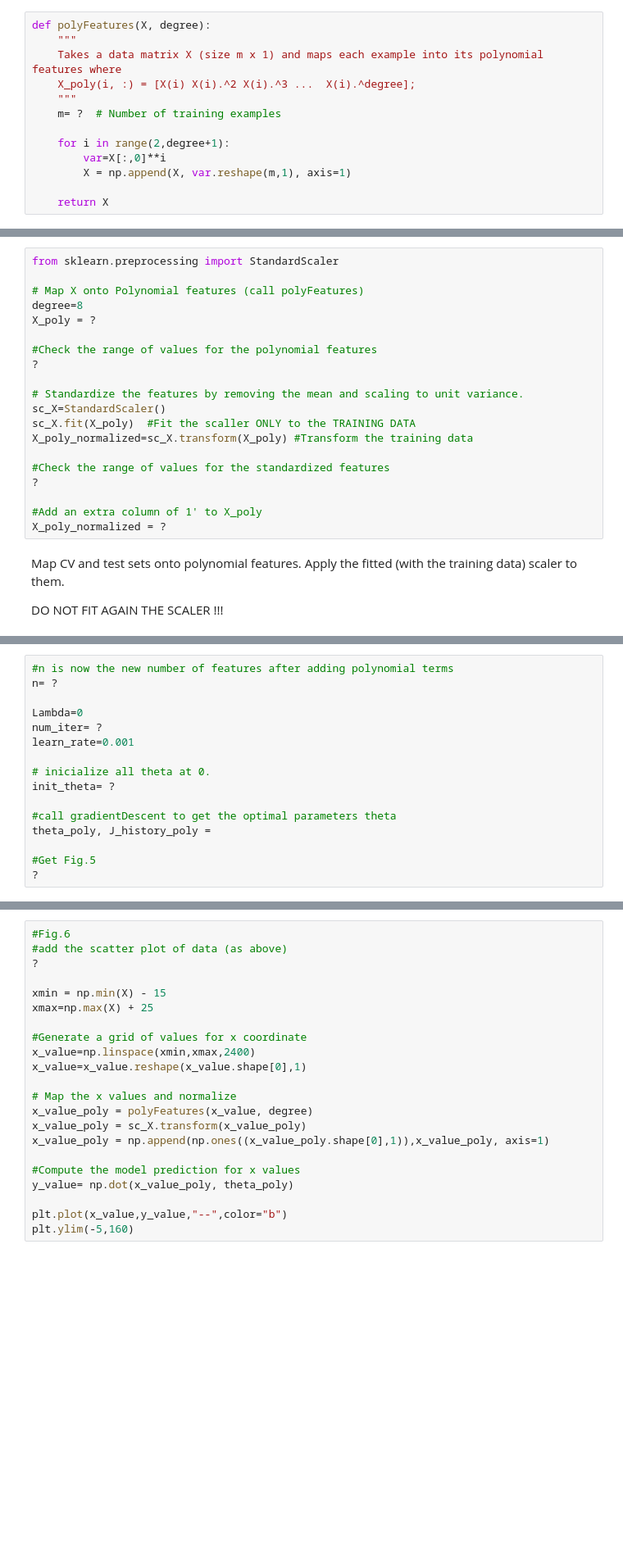
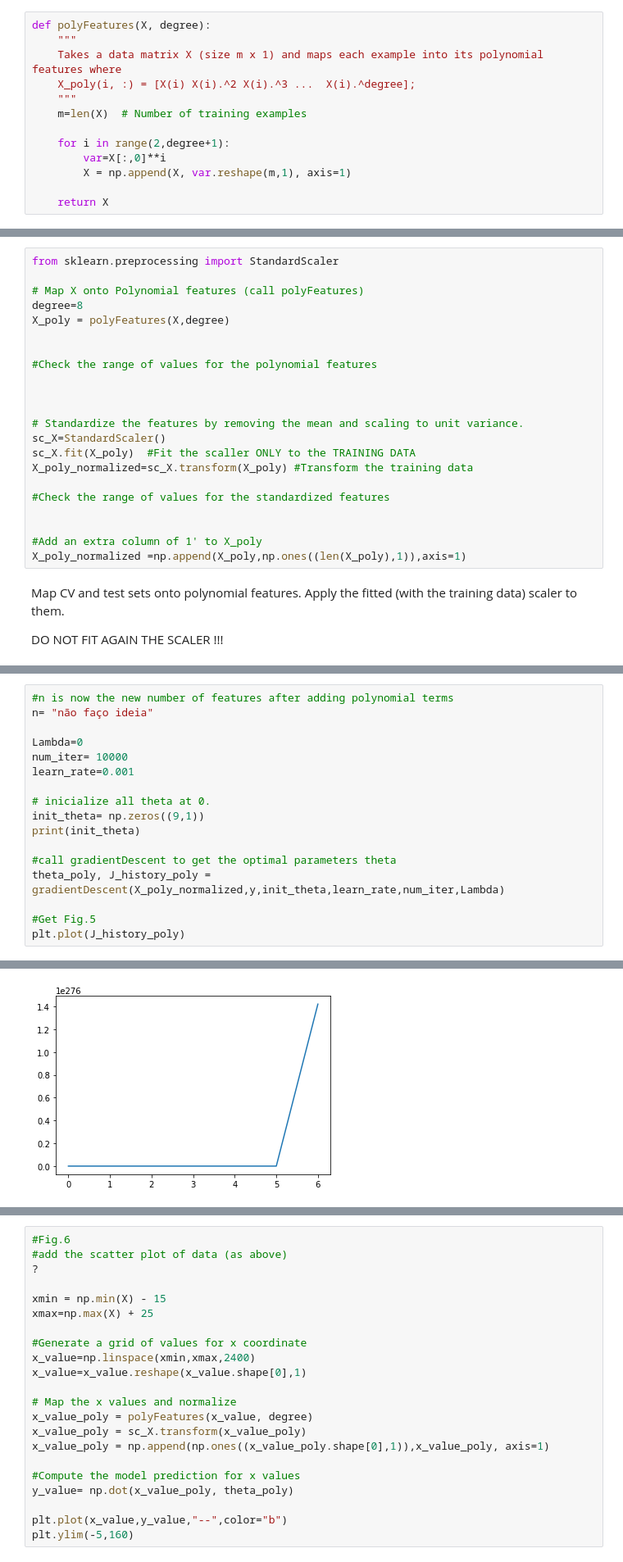
Before and after one commit to lavradorafonso/FAA, a Jupyter notebook: class6/Lab6/ML_BiasVariance.ipynb, the cells around one changed output, grey strips where cells are left out. Shown at 82% size. Cells and saved outputs as stored; diff of their text form; blank space fills up the shorter version.

```diff
--- a/class6/Lab6/ML_BiasVariance.ipynb
+++ b/class6/Lab6/ML_BiasVariance.ipynb
@@ -240,7 +256,7 @@ def polyFeatures(X, degree):
     Takes a data matrix X (size m x 1) and maps each example into its polynomial features where
     X_poly(i, :) = [X(i) X(i).^2 X(i).^3 ...  X(i).^degree];
     """
-    m= ?  # Number of training examples
+    m=len(X)  # Number of training examples
 
     for i in range(2,degree+1):
         var=X[:,0]**i
@@ -256,10 +280,12 @@ from sklearn.preprocessing import StandardScaler
 
 # Map X onto Polynomial features (call polyFeatures)
 degree=8
-X_poly = ?
+X_poly = polyFeatures(X,degree)
+
 
 #Check the range of values for the polynomial features
-?
+
+
 
 # Standardize the features by removing the mean and scaling to unit variance.
 sc_X=StandardScaler()
@@ -267,10 +293,10 @@ sc_X.fit(X_poly)  #Fit the scaller ONLY to the TRAINING DATA
 X_poly_normalized=sc_X.transform(X_poly) #Transform the training data
 
 #Check the range of values for the standardized features
-?
+
 
 #Add an extra column of 1' to X_poly
-X_poly_normalized = ?
+X_poly_normalized =np.append(X_poly,np.ones((len(X_poly),1)),axis=1)
 # %% [markdown]
 Map CV and test sets onto polynomial features.
 Apply the fitted (with the training data) scaler to them.
@@ -298,17 +324,19 @@ The training of the polynomial model uses the same linear regression cost functi
 <caption><center> **Fig.5**: **Cost function trajectory** </center></caption>
 # %%
 #n is now the new number of features after adding polynomial terms
-n= ?
+n= "não faço ideia"
 
 Lambda=0
-num_iter= ?
+num_iter= 10000
 learn_rate=0.001
 
 # inicialize all theta at 0.
-init_theta= ?
+init_theta= np.zeros((9,1))
+print(init_theta)
 
 #call gradientDescent to get the optimal parameters theta
-theta_poly, J_history_poly =
+theta_poly, J_history_poly = gradientDescent(X_poly_normalized,y,init_theta,learn_rate,num_iter,Lambda)
 
 #Get Fig.5
-?
+plt.plot(J_history_poly)
+# %% [output]
@@ -315,3 +353,4 @@ theta_poly, J_history_poly =
+[figure, added]
 # %% [markdown]
 ### Polynomial Regression - learning curve
 
```
Also changed, not shown: parts of 13 cells of this notebook.
